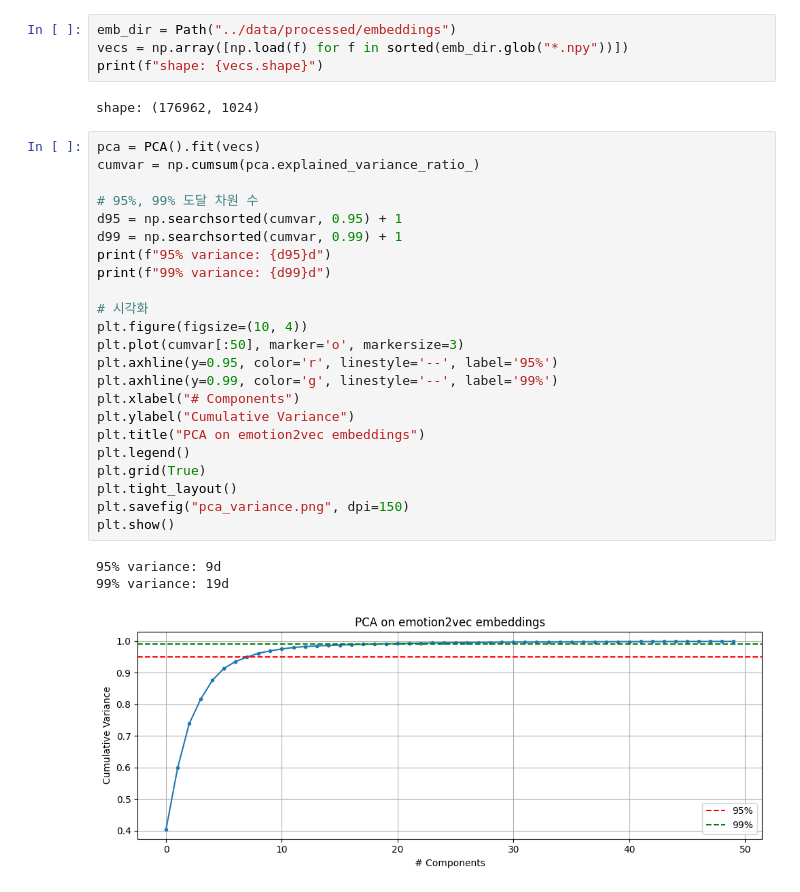
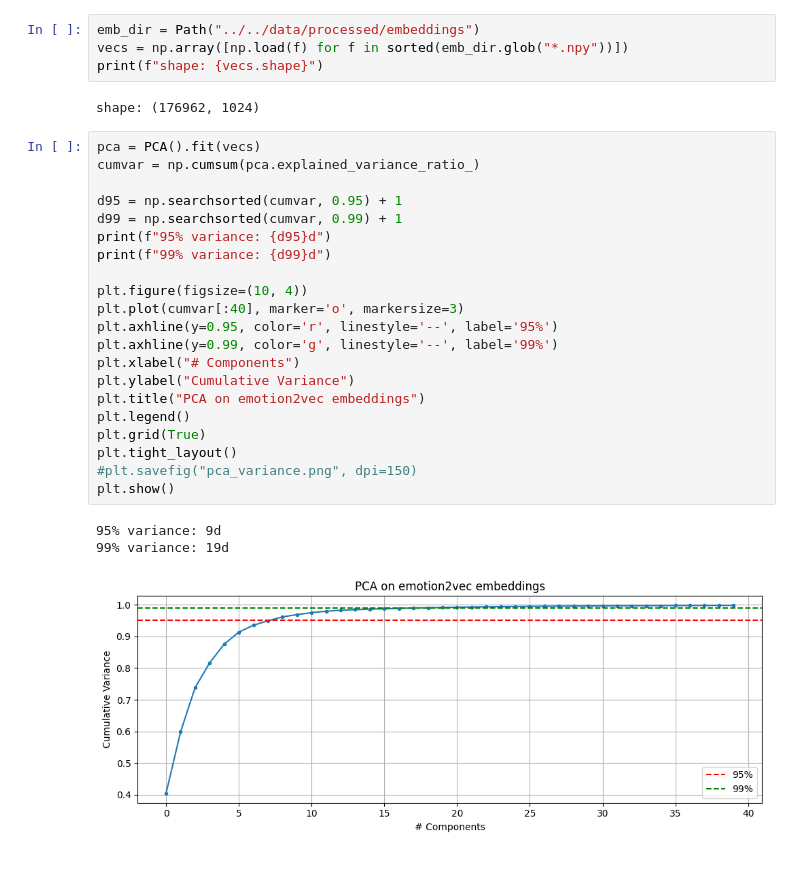
Before and after one commit to Pachyhead/capstone_design_2026, a Jupyter notebook: notebooks/PCA.ipynb, the cells around one changed output. Drawn from its saved outputs; the diff is of its cells as text.

```diff
--- a/notebooks/PCA.ipynb
+++ b/notebooks/PCA.ipynb
@@ -9,7 +9,7 @@ import matplotlib.pyplot as plt
 from pathlib import Path
 from sklearn.decomposition import PCA
 # %%
-emb_dir = Path("../data/processed/embeddings")
+emb_dir = Path("../../data/processed/embeddings")
 vecs = np.array([np.load(f) for f in sorted(emb_dir.glob("*.npy"))])
 print(f"shape: {vecs.shape}")
 # %% [output]
@@ -17,27 +17,25 @@ shape: (176962, 1024)
 # %%
 pca = PCA().fit(vecs)
 cumvar = np.cumsum(pca.explained_variance_ratio_)
 
-# 95%, 99% 도달 차원 수
 d95 = np.searchsorted(cumvar, 0.95) + 1
 d99 = np.searchsorted(cumvar, 0.99) + 1
 print(f"95% variance: {d95}d")
 print(f"99% variance: {d99}d")
 
-# 시각화
 plt.figure(figsize=(10, 4))
-plt.plot(cumvar[:50], marker='o', markersize=3)
+plt.plot(cumvar[:40], marker='o', markersize=3)
 plt.axhline(y=0.95, color='r', linestyle='--', label='95%')
 plt.axhline(y=0.99, color='g', linestyle='--', label='99%')
 plt.xlabel("# Components")
 plt.ylabel("Cumulative Variance")
 plt.title("PCA on emotion2vec embeddings")
 plt.legend()
 plt.grid(True)
 plt.tight_layout()
-plt.savefig("pca_variance.png", dpi=150)
+#plt.savefig("pca_variance.png", dpi=150)
 plt.show()
 # %% [output]
 95% variance: 9d
 99% variance: 19d
-[figure, old version]
+[figure, new version]
```
Also changed, not shown: parts of 1 cell of this notebook, 1 other file.
